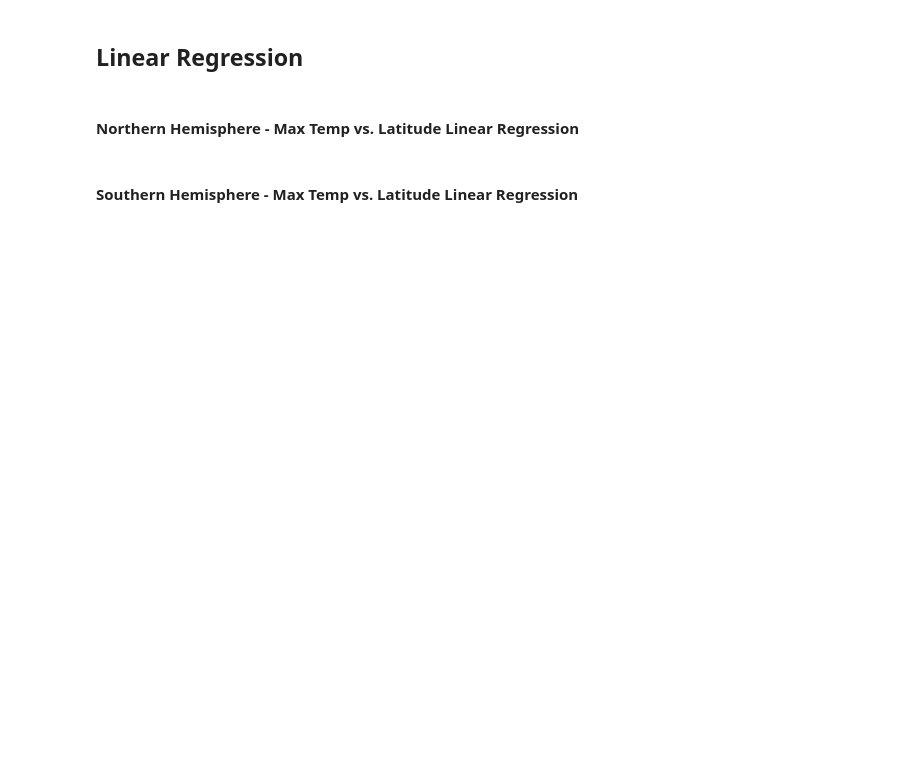
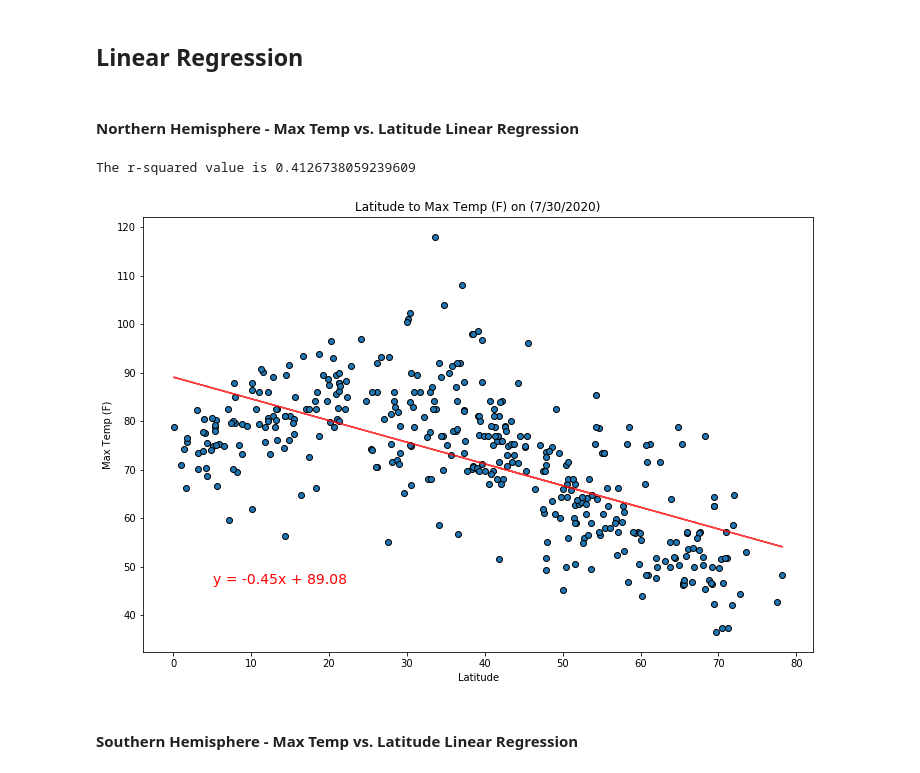
Before and after one commit to troypramsey/python-api-challenge, a Jupyter notebook: WeatherPy/WeatherPy.ipynb, the cells around one changed output. Saved outputs shown, nothing was run; the diff lists cells and outputs as text; code cells hidden in the pictures; blank space fills up the shorter version.

Commit message:
added linear regression models for WeatherPy

```diff
--- a/WeatherPy/WeatherPy.ipynb
+++ b/WeatherPy/WeatherPy.ipynb
@@ -163,6 +156,33 @@ scatter_builder('Latitude', 'Wind (mph)')
+# %%
+# Creating linear regression function
+def regression_plotter(hemisphere, x_axis, y_axis):
+    x = hemisphere[x_axis]
+    y = hemisphere[y_axis]
+
+    plt.figure(figsize=(12,8))
+    plt.scatter(x, y, edgecolors='black')
+
+    (slope, intercept, rvalue, pvalue, stderr) = linregress(x, y)
+    regress_values = x * slope + intercept
+    line_eq = "y = " + str(round(slope,2)) + "x + " + str(round(intercept,2))
+    plt.plot(x, regress_values, "r-", alpha=.75)
+
+    plt.xlabel(x_axis)
+    plt.ylabel(y_axis)
+    plt.title(f'{x_axis} to {y_axis} on (7/30/2020)')
+    plt.annotate(line_eq, (x.min() + 5, y.min() + 10), fontsize=14,color="red")
+    print(f'The r-squared value is {rvalue**2}')
+    plt.show()
 # %%
-# Create Northern and Southern Hemisphere DataFrames
+# Creating Northern and Southern Hemisphere DataFrames
+northern = weather_df.loc[weather_df['Latitude'] > 0, :]
+southern = weather_df.loc[weather_df['Latitude'] < 0, :]
 # %% [markdown]
 ####  Northern Hemisphere - Max Temp vs. Latitude Linear Regression
+# %%
+regression_plotter(northern, 'Latitude', 'Max Temp (F)')
+# %% [output]
+The r-squared value is 0.4126738059239609
+[figure, added]
 # %% [markdown]
 ####  Southern Hemisphere - Max Temp vs. Latitude Linear Regression
```
Also changed, not shown: parts of 30 cells of this notebook, 1 other file.
